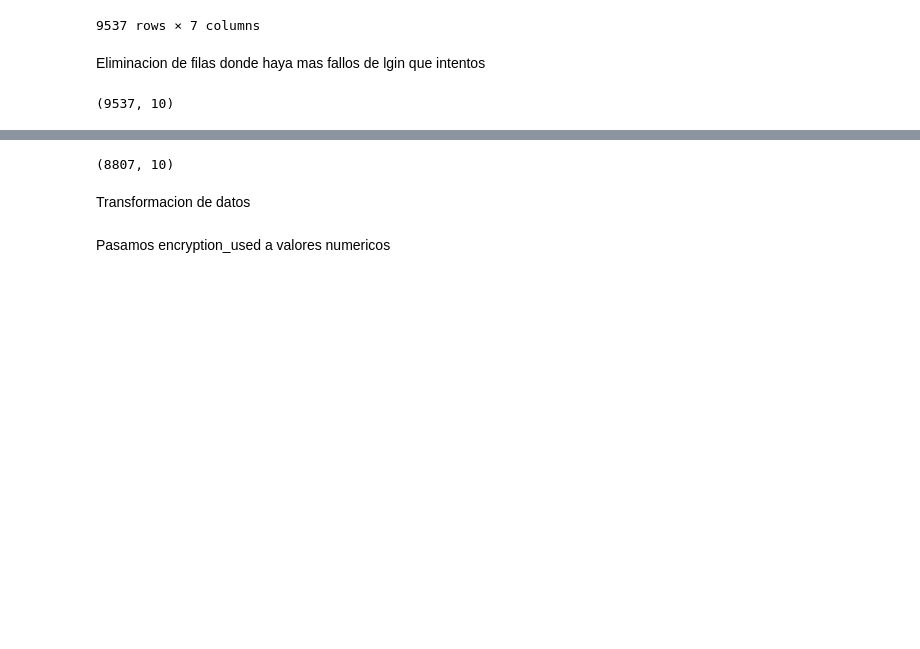
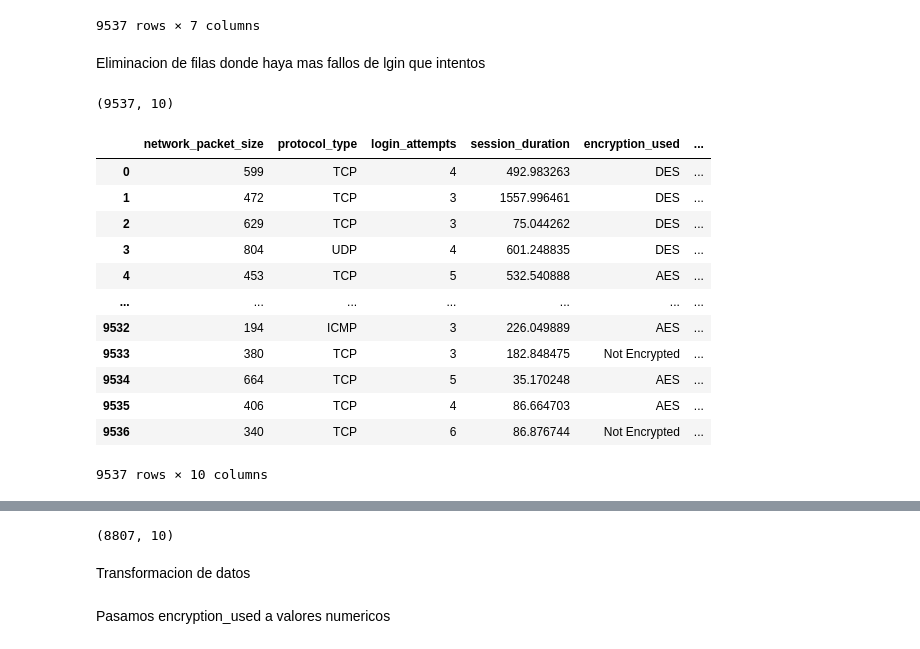
Before and after one commit to Franguti4k/Practica_3_IA, a Jupyter notebook: codigo.ipynb, the cells around one changed output, grey strips where cells are left out. Saved outputs shown, nothing was run; the diff lists cells and outputs as text; code cells hidden in the pictures; blank space fills up the shorter version.

```diff
--- a/codigo.ipynb
+++ b/codigo.ipynb
@@ -282,4 +282,20 @@ Eliminacion de filas donde haya mas fallos de lgin que intentos
 df.shape
 # %% [output]
 (9537, 10)
+# %%
+df
+# %% [output]
+|  | network_packet_size | protocol_type | login_attempts | session_duration | encryption_used | ... |
+| 0 | 599 | TCP | 4 | 492.983263 | DES | ... |
+| 1 | 472 | TCP | 3 | 1557.996461 | DES | ... |
+| 2 | 629 | TCP | 3 | 75.044262 | DES | ... |
+| 3 | 804 | UDP | 4 | 601.248835 | DES | ... |
+| 4 | 453 | TCP | 5 | 532.540888 | AES | ... |
+| ... | ... | ... | ... | ... | ... | ... |
+| 9532 | 194 | ICMP | 3 | 226.049889 | AES | ... |
+| 9533 | 380 | TCP | 3 | 182.848475 | Not Encrypted | ... |
+| 9534 | 664 | TCP | 5 | 35.170248 | AES | ... |
+| 9535 | 406 | TCP | 4 | 86.664703 | AES | ... |
+| 9536 | 340 | TCP | 6 | 86.876744 | Not Encrypted | ... |
+9537 rows × 10 columns
 # %%
```
Also changed, not shown: parts of 15 cells of this notebook.
